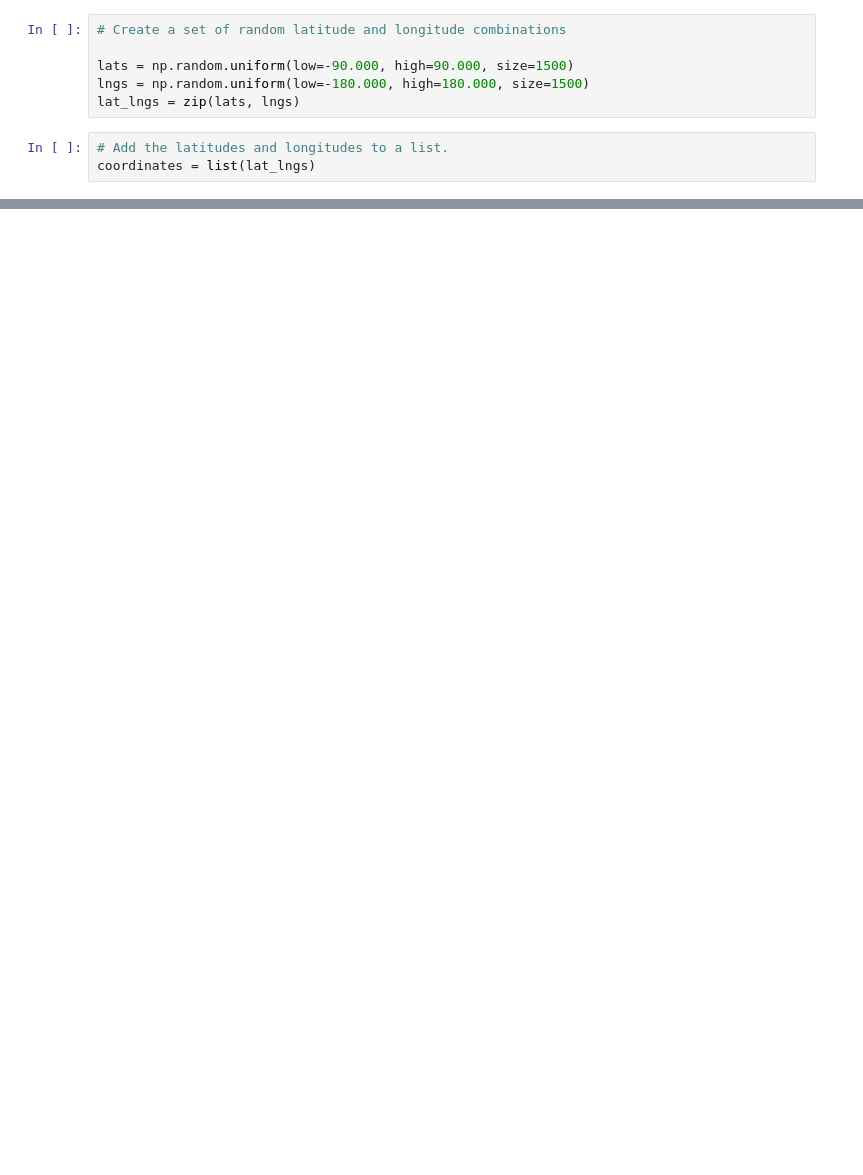
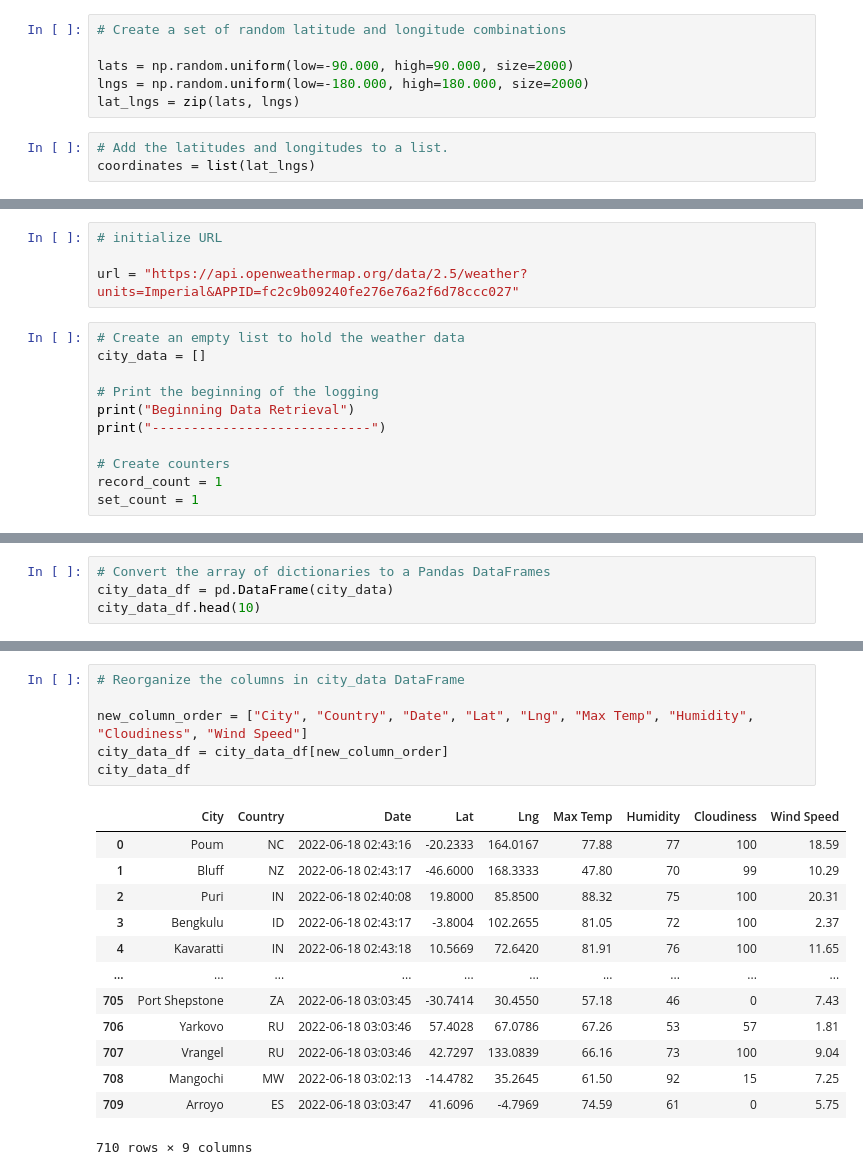
Before and after one commit to Tracari/World_Weather_Analysis, a Jupyter notebook: WeatherPy.ipynb, the cells around one changed output, grey strips where cells are left out. Cells and saved outputs as stored; diff of their text form; blank space fills up the shorter version.

```diff
--- a/WeatherPy.ipynb
+++ b/WeatherPy.ipynb
@@ -32,8 +14,8 @@ import numpy as np
 # %%
 # Create a set of random latitude and longitude combinations
 
-lats = np.random.uniform(low=-90.000, high=90.000, size=1500)
-lngs = np.random.uniform(low=-180.000, high=180.000, size=1500)
+lats = np.random.uniform(low=-90.000, high=90.000, size=2000)
+lngs = np.random.uniform(low=-180.000, high=180.000, size=2000)
 lat_lngs = zip(lats, lngs)
 # %%
 # Add the latitudes and longitudes to a list.
@@ -62,0 +41,15 @@ len(cities)
+# %%
+# initialize URL
+
+url = "https://api.openweathermap.org/data/2.5/weather?units=Imperial&APPID=fc2c9b09240fe276e76a2f6d78ccc027"
+# %%
+# Create an empty list to hold the weather data
+city_data = []
+
+# Print the beginning of the logging
+print("Beginning Data Retrieval")
+print("----------------------------")
+
+# Create counters
+record_count = 1
+set_count = 1
@@ -62,0 +134,4 @@ len(cities)
+# %%
+# Convert the array of dictionaries to a Pandas DataFrames
+city_data_df = pd.DataFrame(city_data)
+city_data_df.head(10)
@@ -62,0 +150,20 @@ len(cities)
+# %%
+# Reorganize the columns in city_data DataFrame
+
+new_column_order = ["City", "Country", "Date", "Lat", "Lng", "Max Temp", "Humidity", "Cloudiness", "Wind Speed"]
+city_data_df = city_data_df[new_column_order]
+city_data_df
+# %% [output]
+|  | City | Country | Date | Lat | Lng | Max Temp | Humidity | Cloudiness | Wind Speed |
+| 0 | Poum | NC | 2022-06-18 02:43:16 | -20.2333 | 164.0167 | 77.88 | 77 | 100 | 18.59 |
+| 1 | Bluff | NZ | 2022-06-18 02:43:17 | -46.6000 | 168.3333 | 47.80 | 70 | 99 | 10.29 |
+| 2 | Puri | IN | 2022-06-18 02:40:08 | 19.8000 | 85.8500 | 88.32 | 75 | 100 | 20.31 |
+| 3 | Bengkulu | ID | 2022-06-18 02:43:17 | -3.8004 | 102.2655 | 81.05 | 72 | 100 | 2.37 |
+| 4 | Kavaratti | IN | 2022-06-18 02:43:18 | 10.5669 | 72.6420 | 81.91 | 76 | 100 | 11.65 |
+| ... | ... | ... | ... | ... | ... | ... | ... | ... | ... |
+| 705 | Port Shepstone | ZA | 2022-06-18 03:03:45 | -30.7414 | 30.4550 | 57.18 | 46 | 0 | 7.43 |
+| 706 | Yarkovo | RU | 2022-06-18 03:03:46 | 57.4028 | 67.0786 | 67.26 | 53 | 57 | 1.81 |
+| 707 | Vrangel | RU | 2022-06-18 03:03:46 | 42.7297 | 133.0839 | 66.16 | 73 | 100 | 9.04 |
+| 708 | Mangochi | MW | 2022-06-18 03:02:13 | -14.4782 | 35.2645 | 61.50 | 92 | 15 | 7.25 |
+| 709 | Arroyo | ES | 2022-06-18 03:03:47 | 41.6096 | -4.7969 | 74.59 | 61 | 0 | 5.75 |
+710 rows × 9 columns
```
Also changed, not shown: parts of 11 cells of this notebook, 1 other file.
